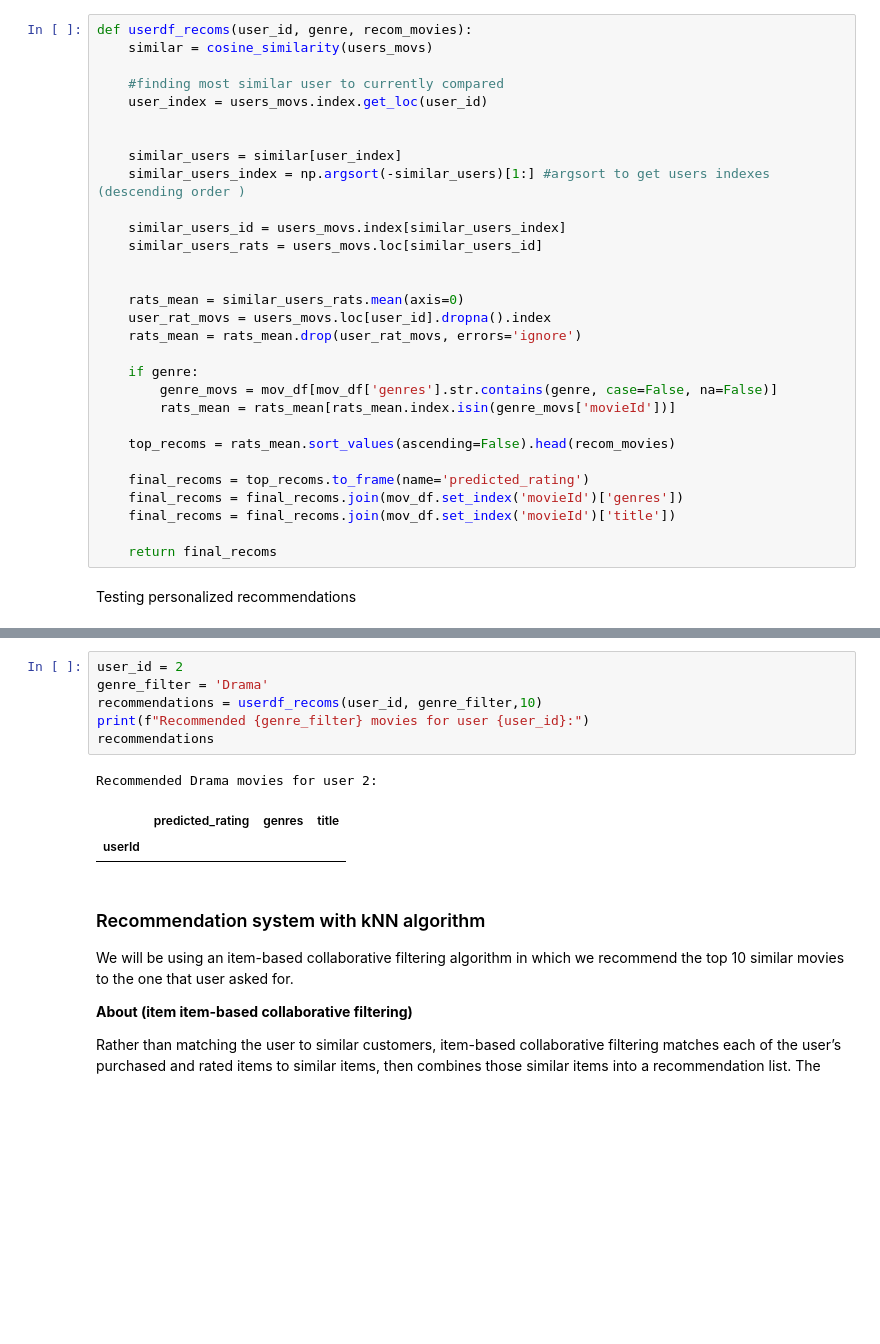
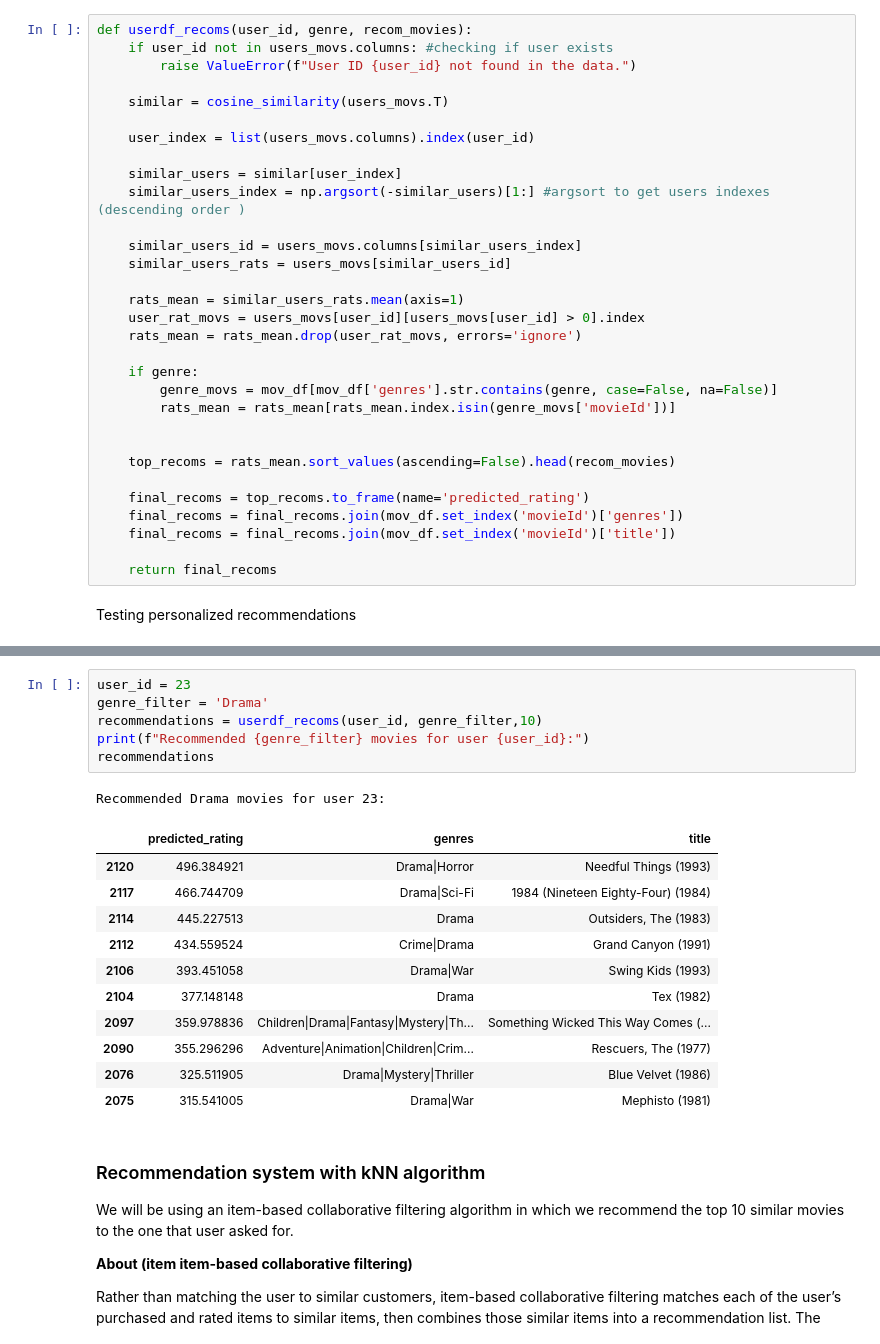
Before and after one commit to VeIskar/Movie-Recommendation-System, a Jupyter notebook: recommend.ipynb, the cells around one changed output, grey strips where cells are left out. Drawn from its saved outputs; the diff is of its cells as text; blank space fills up the shorter version.

Commit message:
fix: personalized user recommendation

```diff
--- a/recommend.ipynb
+++ b/recommend.ipynb
@@ -196,26 +196,27 @@ users_movs.reset_index(inplace=True)
 Function for making a personalized movie recommendations for one of the users form database
 # %%
 def userdf_recoms(user_id, genre, recom_movies):
-    similar = cosine_similarity(users_movs)
+    if user_id not in users_movs.columns: #checking if user exists
+        raise ValueError(f"User ID {user_id} not found in the data.")
 
-    #finding most similar user to currently compared
-    user_index = users_movs.index.get_loc(user_id)
+    similar = cosine_similarity(users_movs.T)
 
+    user_index = list(users_movs.columns).index(user_id)
 
     similar_users = similar[user_index]
     similar_users_index = np.argsort(-similar_users)[1:] #argsort to get users indexes (descending order )
 
-    similar_users_id = users_movs.index[similar_users_index]
-    similar_users_rats = users_movs.loc[similar_users_id]
+    similar_users_id = users_movs.columns[similar_users_index]
+    similar_users_rats = users_movs[similar_users_id]
 
-
-    rats_mean = similar_users_rats.mean(axis=0)
-    user_rat_movs = users_movs.loc[user_id].dropna().index
+    rats_mean = similar_users_rats.mean(axis=1)
+    user_rat_movs = users_movs[user_id][users_movs[user_id] > 0].index
     rats_mean = rats_mean.drop(user_rat_movs, errors='ignore')
 
     if genre:
         genre_movs = mov_df[mov_df['genres'].str.contains(genre, case=False, na=False)]
         rats_mean = rats_mean[rats_mean.index.isin(genre_movs['movieId'])]
+
 
     top_recoms = rats_mean.sort_values(ascending=False).head(recom_movies)
 
@@ -239,13 +249,22 @@ Recommended Animation movies for user 1:
 # %%
-user_id = 2
+user_id = 23
 genre_filter = 'Drama'
 recommendations = userdf_recoms(user_id, genre_filter,10)
 print(f"Recommended {genre_filter} movies for user {user_id}:")
 recommendations
 # %% [output]
-Recommended Drama movies for user 2:
+Recommended Drama movies for user 23:
 |  | predicted_rating | genres | title |
-| userId |  |  |  |
+| 2120 | 496.384921 | Drama|Horror | Needful Things (1993) |
+| 2117 | 466.744709 | Drama|Sci-Fi | 1984 (Nineteen Eighty-Four) (1984) |
+| 2114 | 445.227513 | Drama | Outsiders, The (1983) |
+| 2112 | 434.559524 | Crime|Drama | Grand Canyon (1991) |
+| 2106 | 393.451058 | Drama|War | Swing Kids (1993) |
+| 2104 | 377.148148 | Drama | Tex (1982) |
+| 2097 | 359.978836 | Children|Drama|Fantasy|Mystery|Th... | Something Wicked This Way Comes (... |
+| 2090 | 355.296296 | Adventure|Animation|Children|Crim... | Rescuers, The (1977) |
+| 2076 | 325.511905 | Drama|Mystery|Thriller | Blue Velvet (1986) |
+| 2075 | 315.541005 | Drama|War | Mephisto (1981) |
 # %% [markdown]
 ### Recommendation system with kNN algorithm
 We will be using an item-based collaborative filtering algorithm in which we recommend the top 10 similar movies to the one that user asked for.
```
Also changed, not shown: parts of 1 cell of this notebook.
